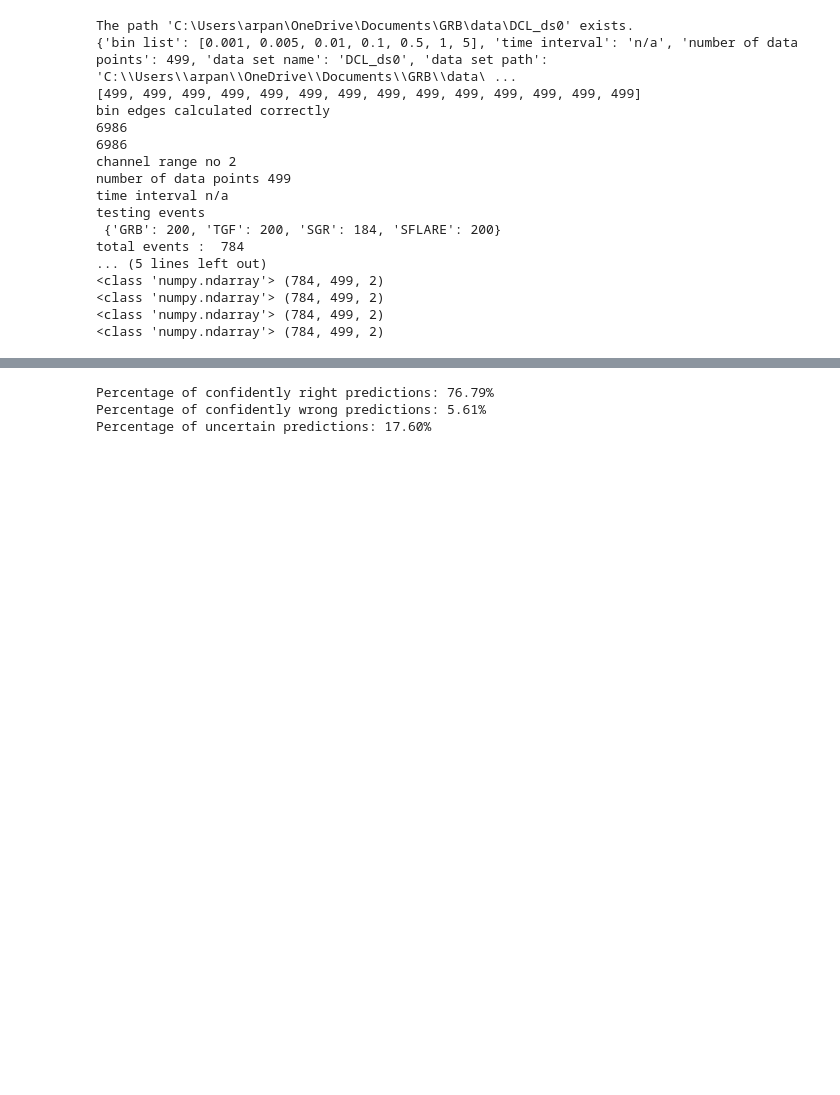
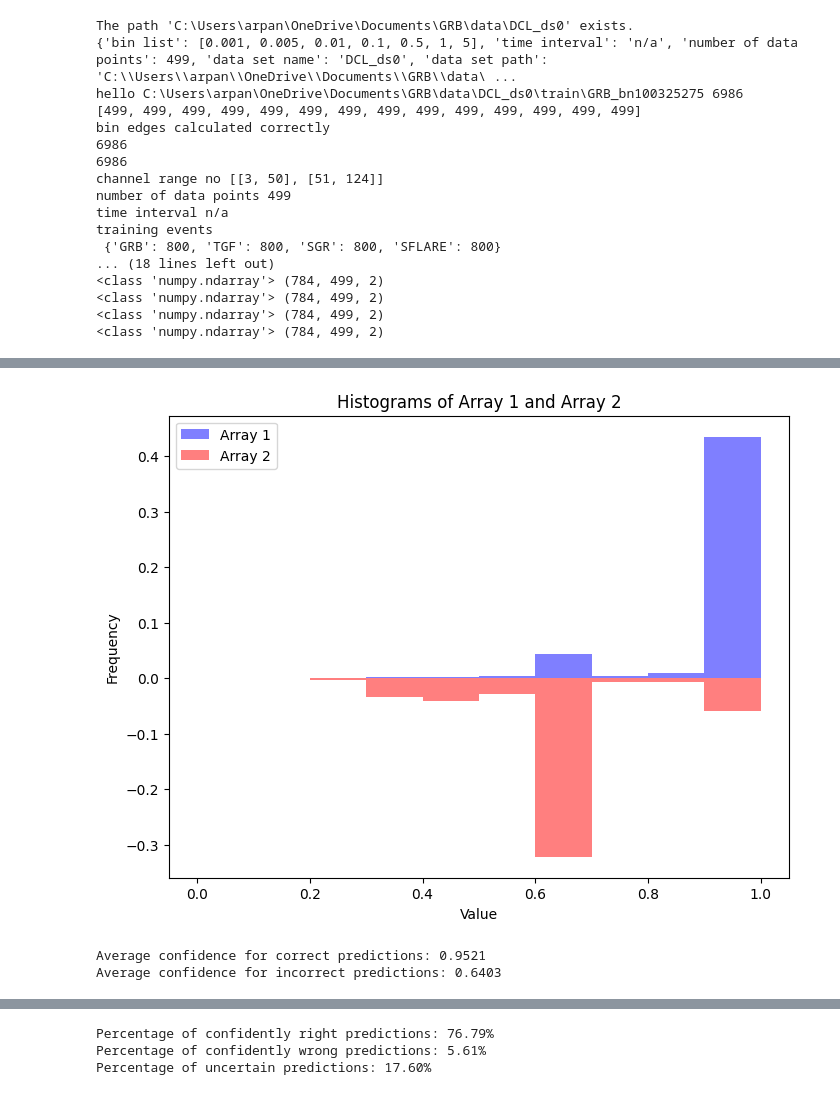
Before and after one commit to ArpanJohn/Transient_Classification, a Jupyter notebook: CNN-testing.ipynb, the cells around one changed output, grey strips where cells are left out. Cells and saved outputs as stored; diff of their text form; code cells hidden in the pictures; blank space fills up the shorter version.

```diff
--- a/CNN-testing.ipynb
+++ b/CNN-testing.ipynb
@@ -107,7 +107,7 @@ print('time interval',t)
 
 
 
-def process_file(file, X,Y,event_counter,inup = inup, dno_list = dno_list):
+def process_file(file, X,Y,event_counter,inup = inup, dno_list = dno_list): # for MI-DCL
     """
     takes a file and processes it and adds it to the data set
     file:path to the file to be processed
@@ -118,7 +118,7 @@ def process_file(file, X,Y,event_counter,inup = inup, dno_list = dno_list):
     returns updated X and Y and event_counter
     """
     # fetching data from file and checking if label is considered
-    event_type , event_name = file.split('/')[-1].split('_')
+    event_type , event_name = file.split('\\')[-1].split('_') # changed here for difference in path structure
     loaded_data = np.loadtxt(file, delimiter='\t').astype(np.float32)
     if event_type not in event_counter.keys():
         return X,Y,event_counter
@@ -155,9 +155,9 @@ X_test = {str(key): [] for key in bin_list}
 Y_test = []
 test_event_counter = {'GRB':0,'TGF':0,'SGR':0,'SFLARE':0}
 
-print(process_file(train_files[1],X_train,Y_train,train_event_counter))
+# print(process_file(train_files[1],X_train,Y_train,train_event_counter,inup))
 
-# processing train and test data sets
+# processing train and test data sets for MI-DCL
 for file in train_files[:]:
     X_train,Y_train,train_event_counter = process_file(file,X_train,Y_train,train_event_counter)
 print('training events\n',train_event_counter)
@@ -184,17 +184,17 @@ for i in X_test.keys():
 # %% [output]
 The path 'C:\Users\arpan\OneDrive\Documents\GRB\data\DCL_ds0' exists.
 {'bin list': [0.001, 0.005, 0.01, 0.1, 0.5, 1, 5], 'time interval': 'n/a', 'number of data points': 499, 'data set name': 'DCL_ds0', 'data set path': 'C:\\Users\\arpan\\OneDrive\\Documents\\GRB\\data\ ...
+hello C:\Users\arpan\OneDrive\Documents\GRB\data\DCL_ds0\train\GRB_bn100325275 6986
 [499, 499, 499, 499, 499, 499, 499, 499, 499, 499, 499, 499, 499, 499]
 bin edges calculated correctly
 6986
 6986
-channel range no 2
+channel range no [[3, 50], [51, 124]]
 number of data points 499
 time interval n/a
-testing events
- {'GRB': 200, 'TGF': 200, 'SGR': 184, 'SFLARE': 200}
-total events :  784
-... (5 lines left out)
+training events
+ {'GRB': 800, 'TGF': 800, 'SGR': 800, 'SFLARE': 800}
+... (18 lines left out)
 <class 'numpy.ndarray'> (784, 499, 2)
 <class 'numpy.ndarray'> (784, 499, 2)
 <class 'numpy.ndarray'> (784, 499, 2)
@@ -221,12 +221,47 @@ def analyze_predictions(predicted_values, true_values):
         else:
             incorrect_confidences.append(confidence)
 
+    num_bins = 10
+    bin_range = (0,1)
+    # Compute histograms with the same range and bins
+    hist1, bins = np.histogram(correct_confidences, bins=num_bins, range=bin_range,density=True)
+    hist2, _ = np.histogram(incorrect_confidences, bins=num_bins, range=bin_range,density= True)
+
+    hist1 = hist1 / (len(hist1) + len (hist2))
+    hist2 = hist2 / (len(hist2) + len (hist1))
+
+    # Set the bin centers for plotting
+    bin_centers = (bins[:-1] + bins[1:]) / 2
+
+    # Plot histograms
+    plt.figure(figsize=(8, 6))
+
+    # Plot the first histogram (going up)
+    plt.bar(bin_centers, hist1, width=(bins[1] - bins[0]), color='blue', alpha=0.5, label='Array 1')
+
+    # Plot the second histogram (going down)
+    plt.bar(bin_centers, -hist2, width=(bins[1] - bins[0]), color='red', alpha=0.5, label='Array 2')
+
+    # Add labels and title
+    plt.xlabel('Value')
+    plt.ylabel('Frequency')
+    plt.title('Histograms of Array 1 and Array 2')
+
+    # Add a legend
+    plt.legend()
+
+    print(len(correct_confidences)/ (len(correct_confidences) + len(incorrect_confidences)))
+
+    # Show the plot
+    plt.show()
+
+
     avg_correct_confidence = np.mean(correct_confidences) if correct_confidences else 0
     avg_incorrect_confidence = np.mean(incorrect_confidences) if incorrect_confidences else 0
 
     return avg_correct_confidence, avg_incorrect_confidence
 
-avg_correct, avg_incorrect = analyze_predictions(model.predict(X_train), Y_test)
+avg_correct, avg_incorrect = analyze_predictions(model.predict(X_train), Y_train)
 
 print(f"Average confidence for correct predictions: {avg_correct:.4f}")
 print(f"Average confidence for incorrect predictions: {avg_incorrect:.4f}")
@@ -238,3 +273,6 @@ Average confidence for incorrect predictions: 0.7770
+[figure, added]
+Average confidence for correct predictions: 0.9521
+Average confidence for incorrect predictions: 0.6403
 # %%
 # Make predictions
 y_pred = model.predict(X_test)
```
Also changed, not shown: parts of 5 cells of this notebook.
